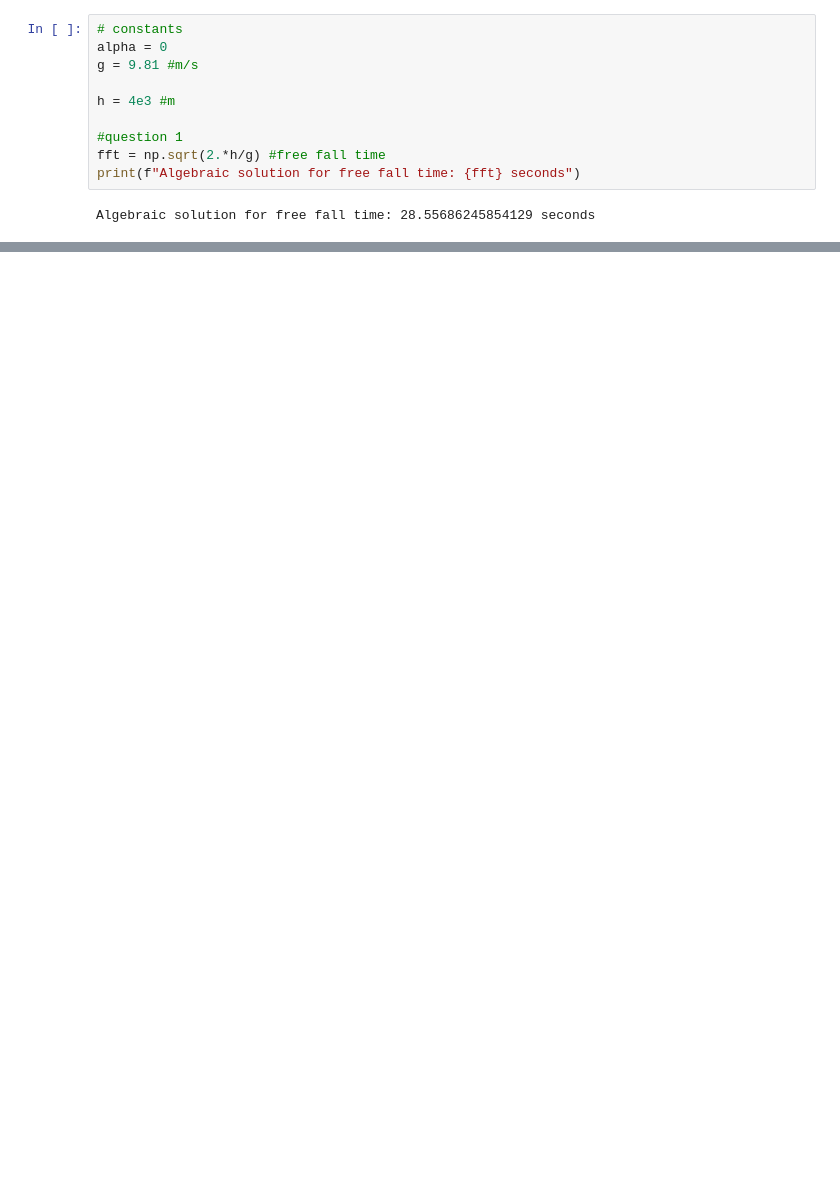
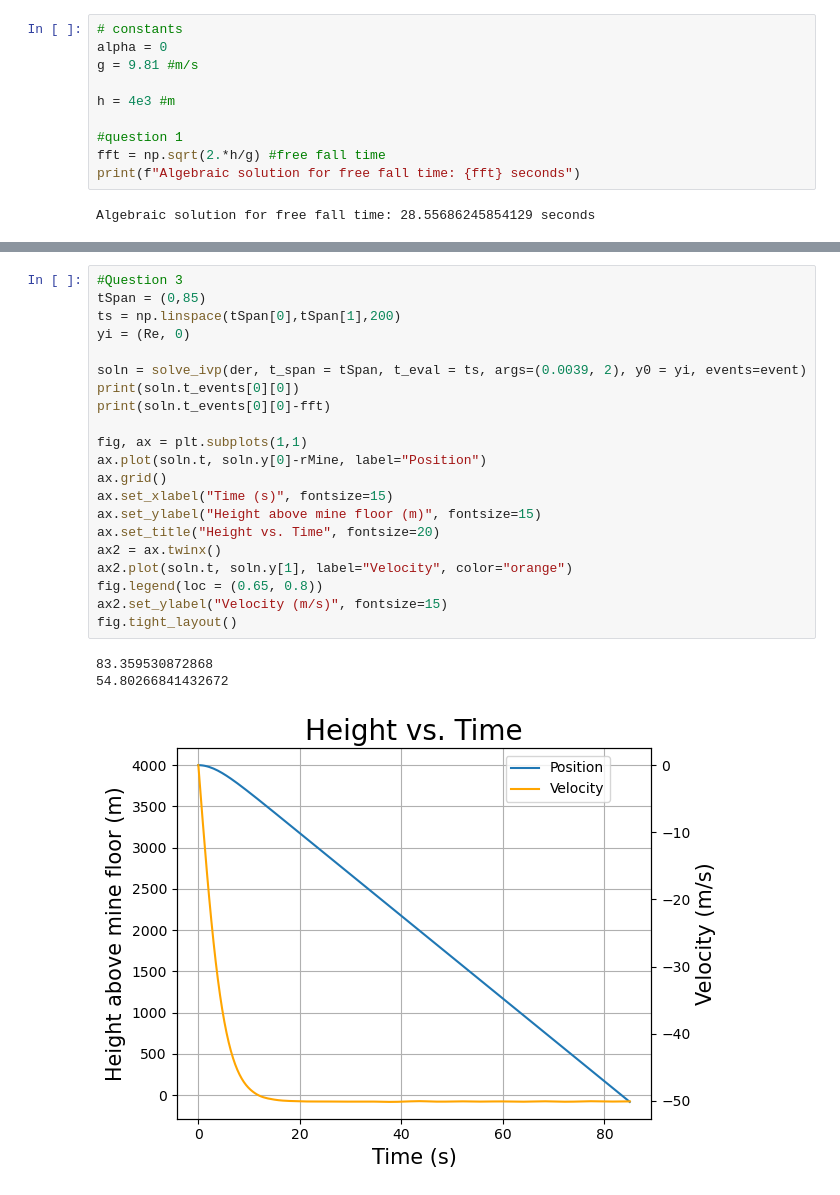
Before and after one commit to MatthewPrem/PHYS265-spring25, a Jupyter notebook: Lab2/Lab 2.ipynb, the cells around one changed output, grey strips where cells are left out. Saved outputs shown, nothing was run; the diff lists cells and outputs as text; blank space fills up the shorter version.

```diff
--- a/Lab2/Lab 2.ipynb
+++ b/Lab2/Lab 2.ipynb
@@ -70,0 +124,25 @@ Numerical solution for free fall time: 28.556862458541303 seconds
+# %%
+#Question 3
+tSpan = (0,85)
+ts = np.linspace(tSpan[0],tSpan[1],200)
+yi = (Re, 0)
+
+soln = solve_ivp(der, t_span = tSpan, t_eval = ts, args=(0.0039, 2), y0 = yi, events=event)
+print(soln.t_events[0][0])
+print(soln.t_events[0][0]-fft)
+
+fig, ax = plt.subplots(1,1)
+ax.plot(soln.t, soln.y[0]-rMine, label="Position")
+ax.grid()
+ax.set_xlabel("Time (s)", fontsize=15)
+ax.set_ylabel("Height above mine floor (m)", fontsize=15)
+ax.set_title("Height vs. Time", fontsize=20)
+ax2 = ax.twinx()
+ax2.plot(soln.t, soln.y[1], label="Velocity", color="orange")
+fig.legend(loc = (0.65, 0.8))
+ax2.set_ylabel("Velocity (m/s)", fontsize=15)
+fig.tight_layout()
+# %% [output]
+83.359530872868
+54.80266841432672
+[figure, added]
```
Also changed, not shown: parts of 8 cells of this notebook.
